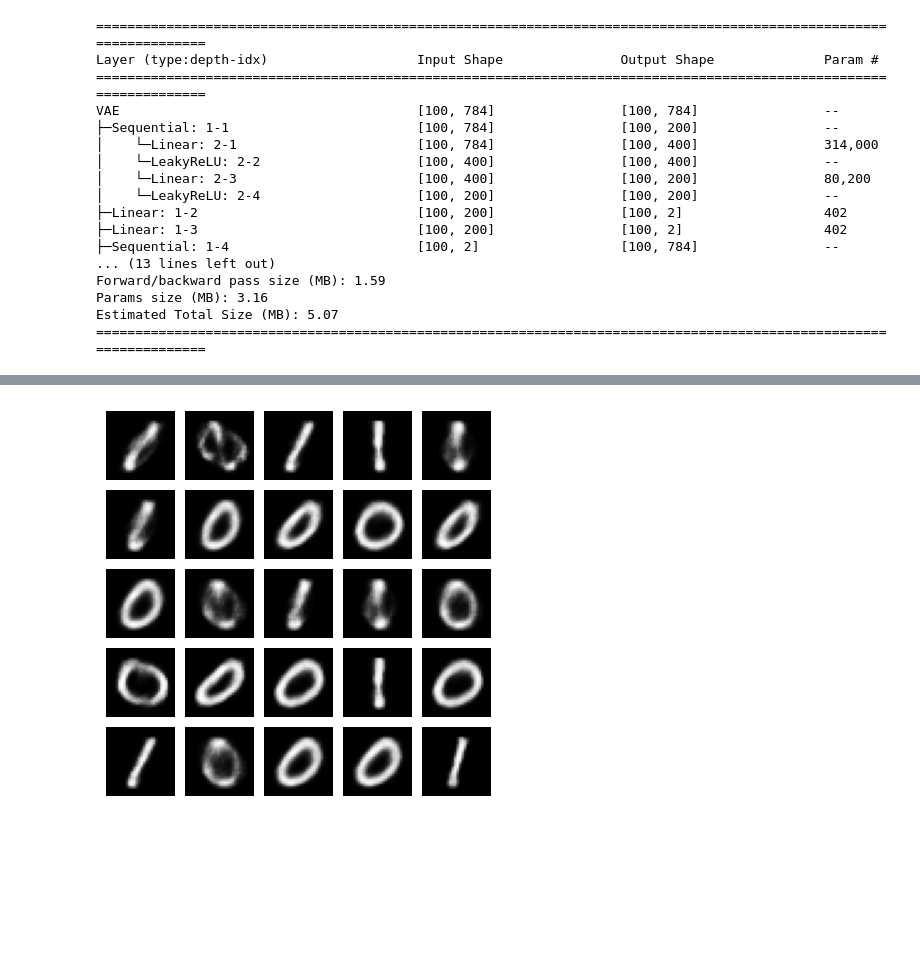
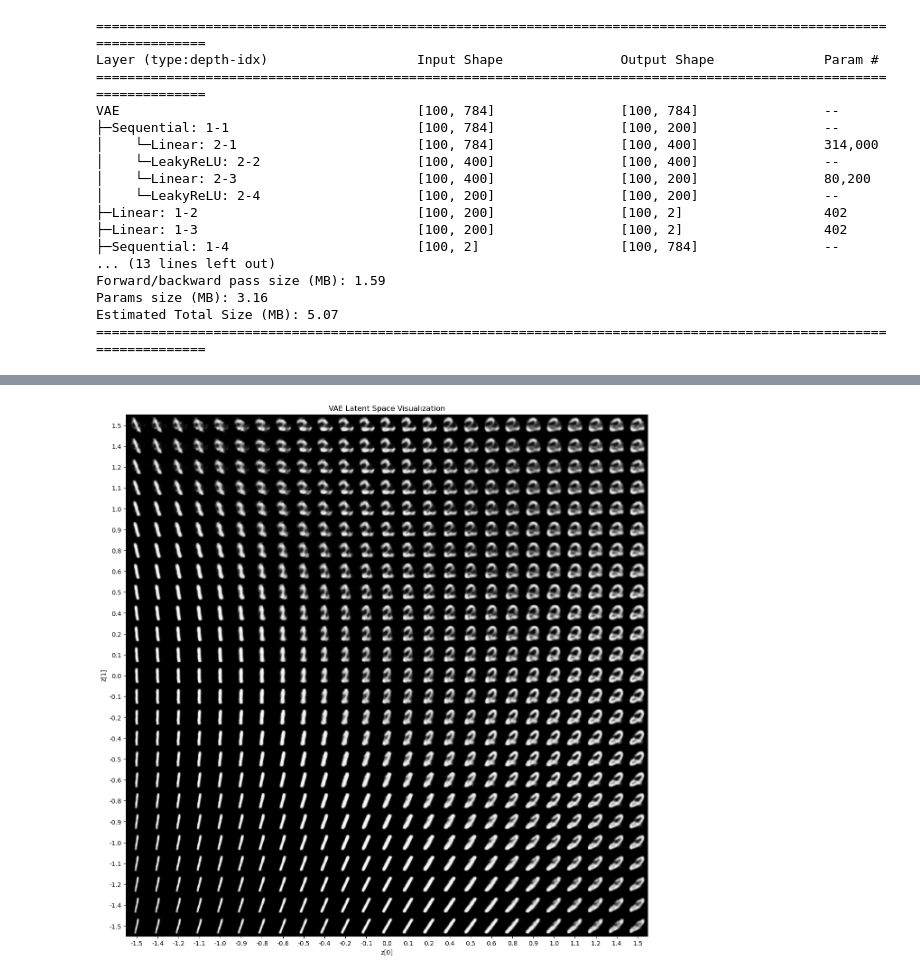
Before and after one commit to matiasmolinolo/iag-2023, a Jupyter notebook: VAE/variationalautoencoder_pytorch.ipynb, the cells around one changed output, grey strips where cells are left out. Cells and saved outputs as stored; diff of their text form; code cells hidden in the pictures; blank space fills up the shorter version.

Commit message:
vae trained, latent space plotted

```diff
--- a/VAE/variationalautoencoder_pytorch.ipynb
+++ b/VAE/variationalautoencoder_pytorch.ipynb
@@ -348,15 +344,36 @@ def plot_digit(digit_class, z_dim=2):
-# %%
-num_samples = 25
-class_num = 0
-sample_images = [plot_digit(class_num) for _ in range(num_samples)]
-
-fig = plt.figure(figsize=(5, 5))
-grid = ImageGrid(fig, 111, nrows_ncols=(5, 5), axes_pad=0.1)
-
-for ax, im in zip(grid, sample_images):
-    ax.imshow(im, cmap="gray")
-    ax.axis("off")
-
-plt.show()
-# %% [output]
-[figure, removed]
+# %%
+def plot_latent_space_cond(model, digit_class, scale=5.0, n=25, digit_size=28, figsize=15):
+    # display a n*n 2D manifold of digits
+    figure = np.zeros((digit_size * n, digit_size * n))
+
+    # construct a grid
+    grid_x = np.linspace(-scale, scale, n)
+    grid_y = np.linspace(-scale, scale, n)[::-1]
+
+    for i, yi in enumerate(grid_y):
+        for j, xi in enumerate(grid_x):
+            z_sample = torch.tensor([[xi, yi]], dtype=torch.float).to(device)
+            x_decoded = model.decode(z_sample, torch.unsqueeze(torch.tensor([digit_class]), dim=1))
+            digit = x_decoded[0].detach().cpu().reshape(digit_size, digit_size)
+            figure[
+                i * digit_size : (i + 1) * digit_size,
+                j * digit_size : (j + 1) * digit_size,
+            ] = digit
+
+    plt.figure(figsize=(figsize, figsize))
+    plt.title("VAE Latent Space Visualization")
+    start_range = digit_size // 2
+    end_range = n * digit_size + start_range
+    pixel_range = np.arange(start_range, end_range, digit_size)
+    sample_range_x = np.round(grid_x, 1)
+    sample_range_y = np.round(grid_y, 1)
+    plt.xticks(pixel_range, sample_range_x)
+    plt.yticks(pixel_range, sample_range_y)
+    plt.xlabel("z[0]")
+    plt.ylabel("z[1]")
+    plt.imshow(figure, cmap="Greys_r")
+    plt.show()
+# %%
+plot_latent_space_cond(model_cond, 1, scale=1.5)
+# %% [output]
+[figure, added]
```
Also changed, not shown: parts of 12 cells of this notebook, 4 other files.
